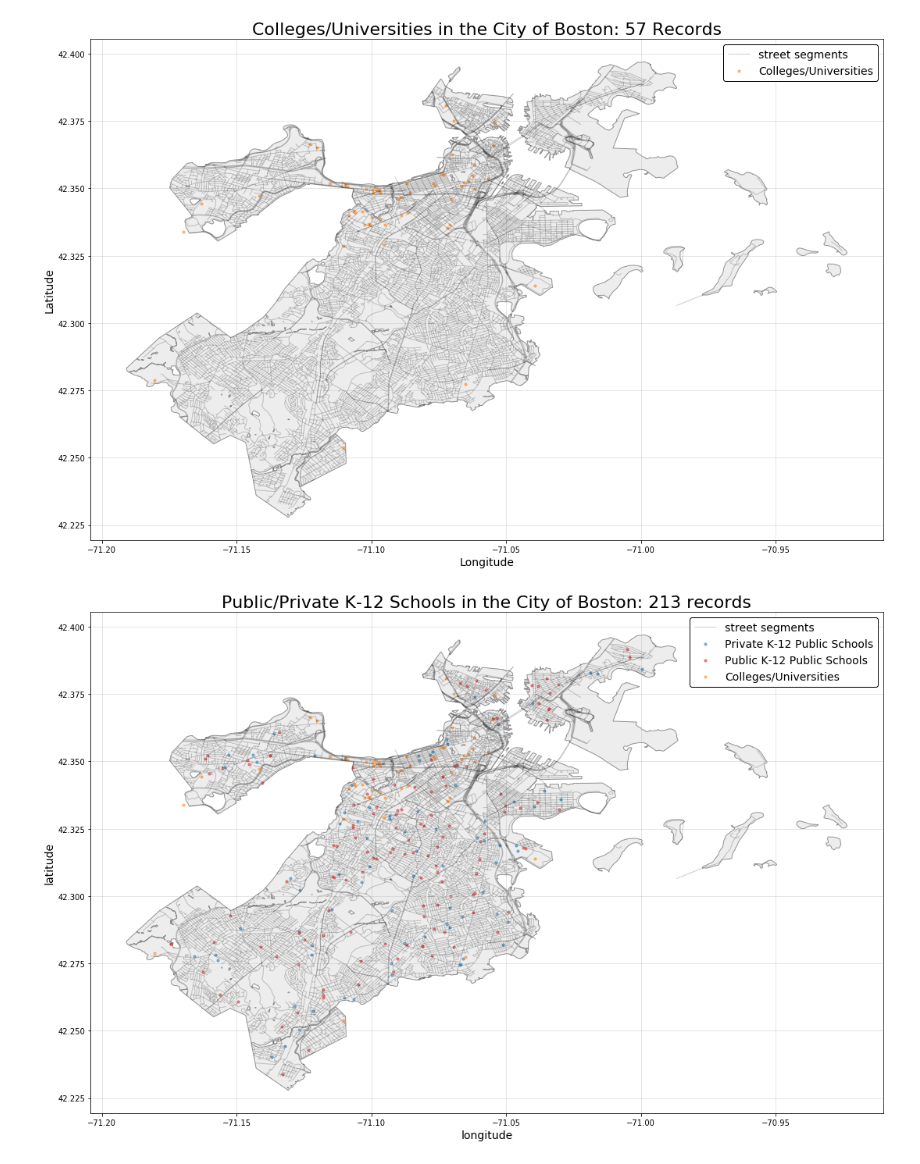
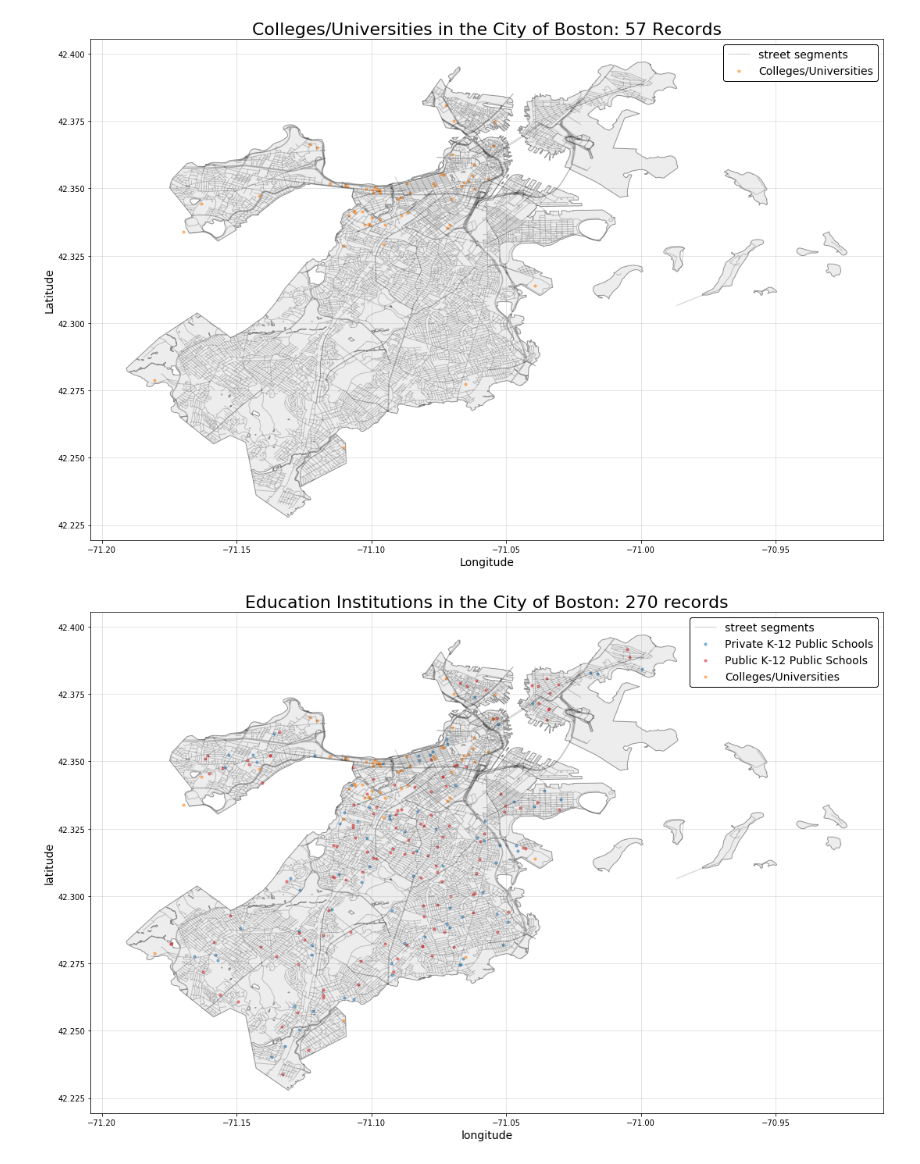
Before and after one commit to sedelmeyer/predicting-crime, a Jupyter notebook: notebooks/chris_schools.ipynb, the cells around one changed output. Cells and saved outputs as stored; diff of their text form; code cells hidden in the pictures.

Commit message:
fix plot title text typo

```diff
--- a/notebooks/chris_schools.ipynb
+++ b/notebooks/chris_schools.ipynb
@@ -224,32 +224,32 @@ plt.show();
 #Add in all educational institutions
 fig, ax = plt.subplots(figsize=(16,10))
 gdf_boston.plot(ax=ax, color='lightgray', edgecolor='k', alpha=0.4)
 gdf_streets.plot(ax=ax, color='k', linewidth=1, alpha=0.2, label='street segments')
 plt.title(
-    'Public/Private K-12 Schools in the City of Boston: 213 records',
+    'Education Institutions in the City of Boston: 270 records',
     fontsize=22
 )
 plt.scatter(
     df_non_public_k12_schools['X'],df_non_public_k12_schools['Y'],
     color='tab:blue', alpha=.5, s=10,
     label='Private K-12 Public Schools'
 )
 plt.scatter(
     df_public_k12_schools['X'],df_public_k12_schools['Y'],
     color='tab:red', alpha=.5, s=10,
     label='Public K-12 Public Schools'
 )
 plt.scatter(
     df_colleges_universities['Longitude'],df_colleges_universities['Latitude'],
     color='tab:orange', alpha=.5, s=10,
     label='Colleges/Universities'
 )
 
 plt.xlabel('longitude', fontsize=14)
 plt.ylabel('latitude', fontsize=14)
 plt.grid(":", alpha=0.4)
 plt.legend(edgecolor='k', framealpha=1, fontsize=14)
 plt.tight_layout()
 plt.show();
 # %% [output]
-[figure, old version]
+[figure, new version]
```
